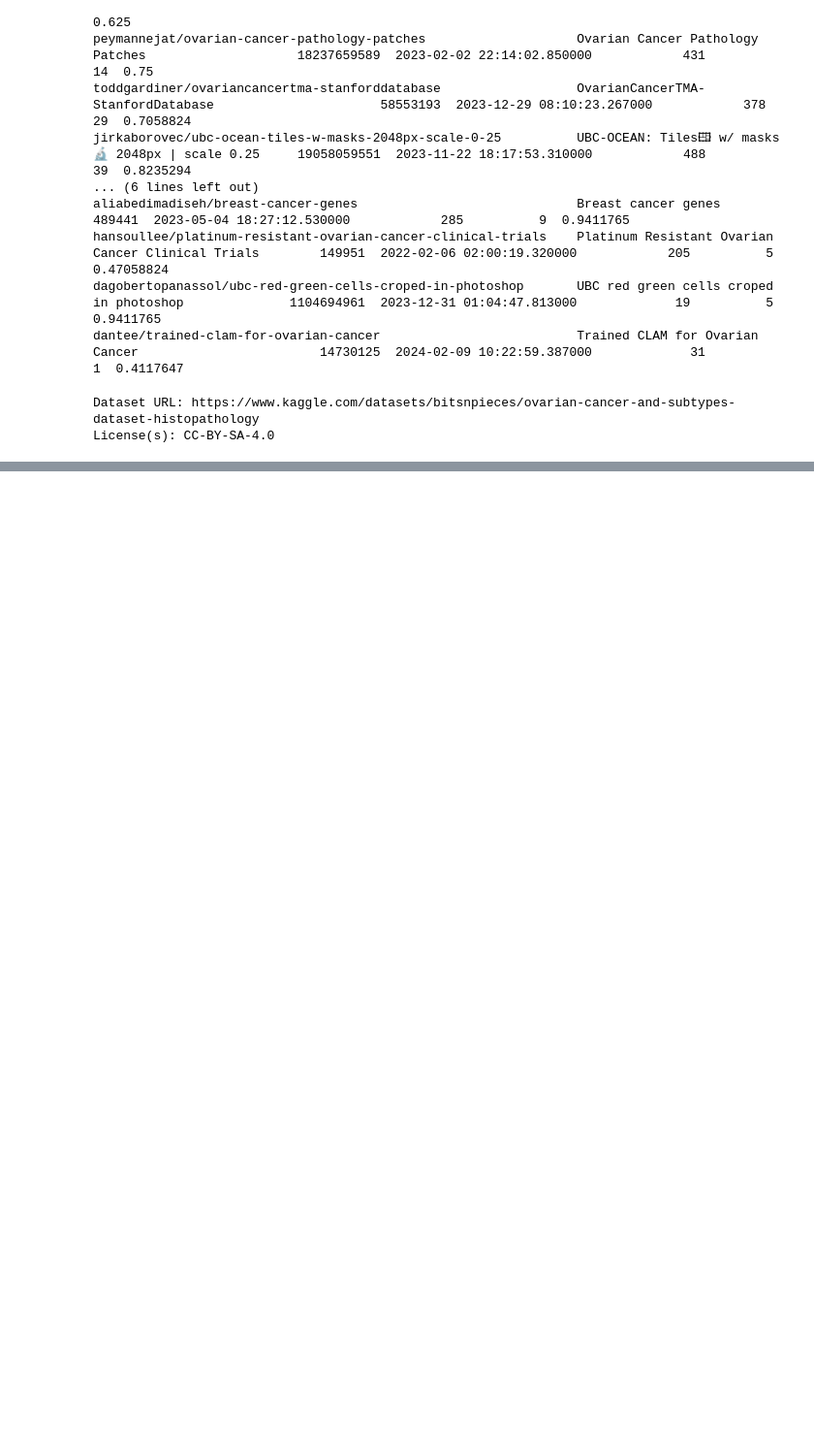
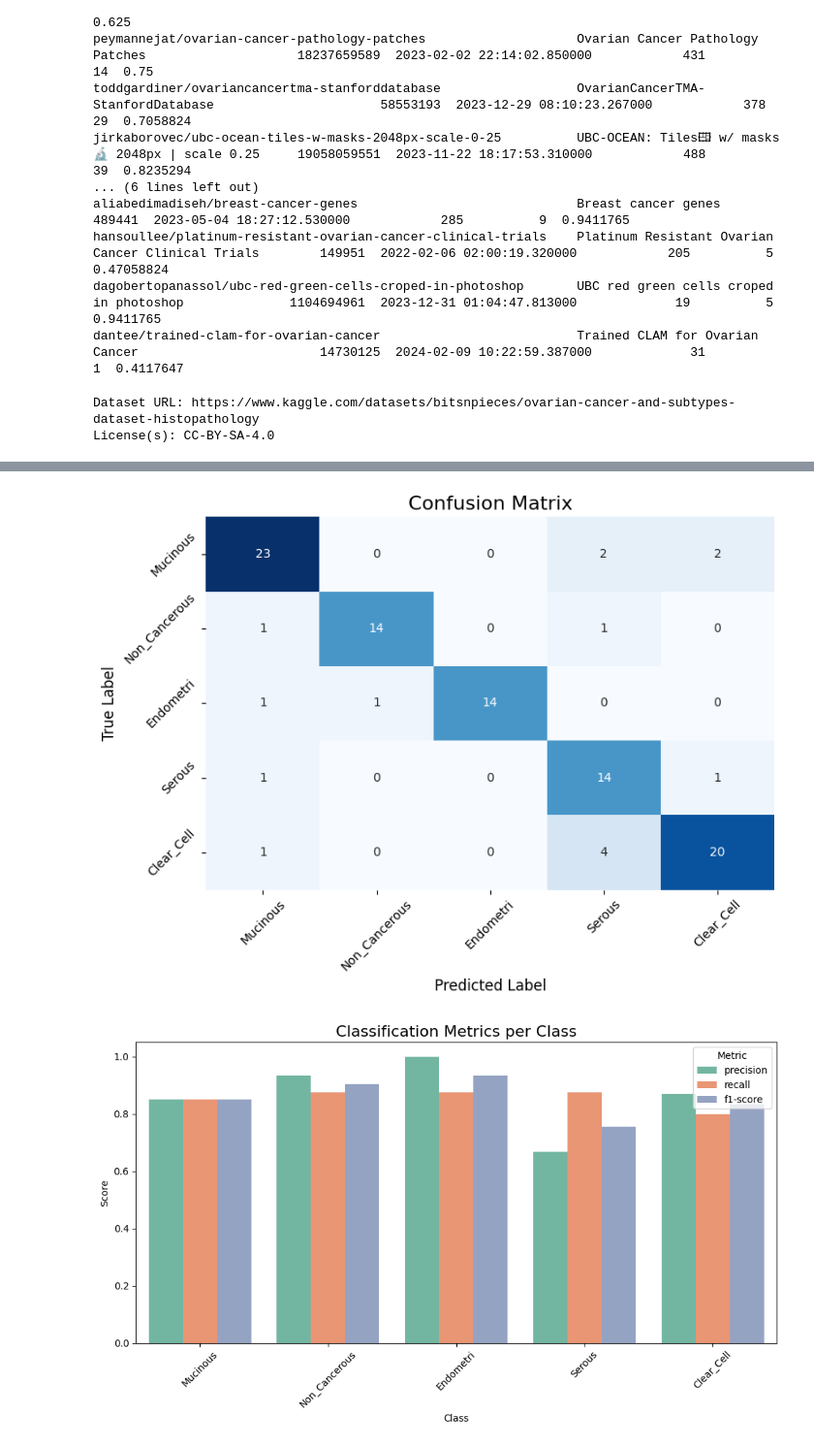
Before and after one commit to samiha-mahin/Ovarian-cancer, a Jupyter notebook: Multimodal_EfficientNetV2.ipynb, the cells around one changed output, grey strips where cells are left out. Shown: that part at 97% size. Cells and saved outputs as stored; diff of their text form; code cells hidden in the pictures; blank space fills up the shorter version.

```diff
--- a/Multimodal_EfficientNetV2.ipynb
+++ b/Multimodal_EfficientNetV2.ipynb
@@ -368,0 +267,47 @@ Epoch 10: val_accuracy did not improve from 0.80000
+# %%
+import numpy as np
+import pandas as pd
+import matplotlib.pyplot as plt
+import seaborn as sns
+from sklearn.metrics import confusion_matrix, classification_report
+
+# Example inputs (replace these with your actual model outputs)
+# y_true = np.argmax(y_test, axis=1)
+# y_pred = np.argmax(y_pred_probs, axis=1)
+# classes = ["Mucinous", "Non_Cancerous", "Endometri", "Serous", "Clear_Cell"]
+
+# -----------------------------
+# Plot Confusion Matrix
+# -----------------------------
+cm = confusion_matrix(y_true, y_pred)
+plt.figure(figsize=(8, 6))
+sns.heatmap(cm, annot=True, fmt="d", cmap="Blues",
+            xticklabels=classes, yticklabels=classes, cbar=False)
+plt.title("Confusion Matrix", fontsize=16)
+plt.xlabel("Predicted Label", fontsize=12)
+plt.ylabel("True Label", fontsize=12)
+plt.xticks(rotation=45)
+plt.yticks(rotation=45)
+plt.tight_layout()
+plt.show()
+
+# -----------------------------
+# Plot Classification Report (Precision, Recall, F1-Score)
+# -----------------------------
+report = classification_report(y_true, y_pred, target_names=classes, output_dict=True)
+df_report = pd.DataFrame(report).transpose().iloc[:len(classes)][['precision', 'recall', 'f1-score']]
+df_report = df_report.reset_index().melt(id_vars='index', var_name='Metric', value_name='Score')
+
+plt.figure(figsize=(10, 6))
+sns.barplot(data=df_report, x='index', y='Score', hue='Metric', palette='Set2')
+plt.title("Classification Metrics per Class", fontsize=16)
+plt.xlabel("Class")
+plt.ylabel("Score")
+plt.ylim(0, 1.05)
+plt.xticks(rotation=45)
+plt.legend(title='Metric')
+plt.tight_layout()
+plt.show()
+# %% [output]
+[figure, added]
+[figure, added]
```
Also changed, not shown: parts of 7 cells of this notebook.
